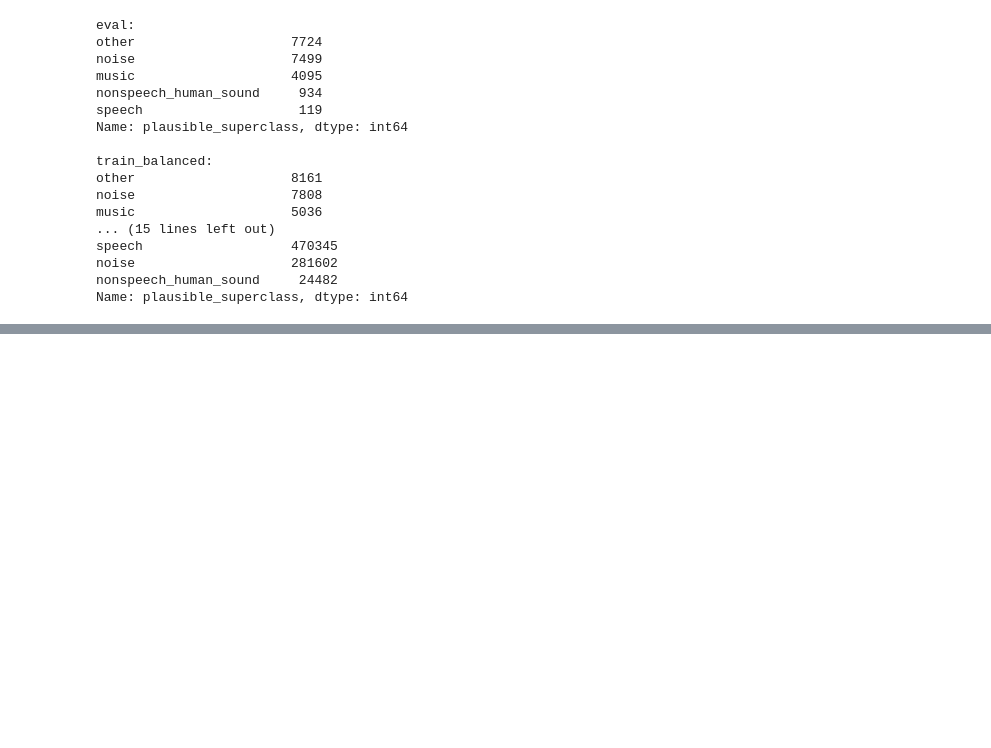
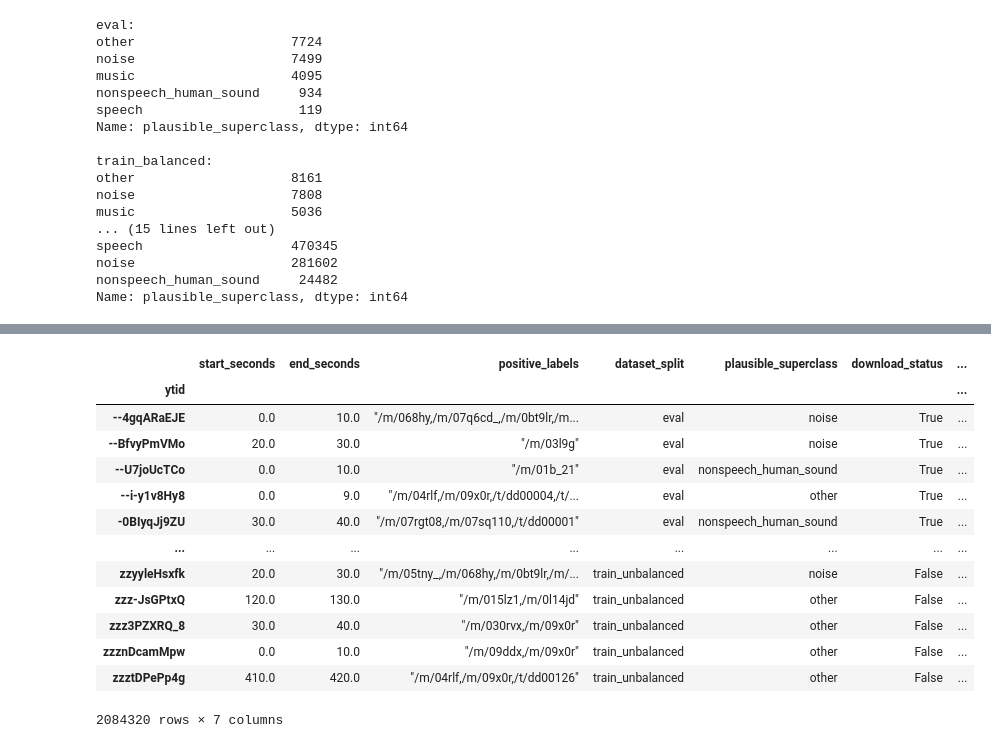
Before and after one commit to shamim-hussain/audioset_speech_music_noise, a Jupyter notebook: audioset.ipynb, the cells around one changed output, grey strips where cells are left out. Cells and saved outputs as stored; diff of their text form; code cells hidden in the pictures; blank space fills up the shorter version.

Commit message:
added 4k annotations

```diff
--- a/audioset.ipynb
+++ b/audioset.ipynb
@@ -539,0 +546,6 @@ df_audioset.to_pickle('processed/audioset_with_superclass.pkl')
+# %%
+import pandas as pd
+
+df_audioset = pd.read_json('processed/audioset_with_superclass.json.gz')
+df_audioset.set_index('ytid',inplace=True)
+df_audioset
@@ -539,0 +567,4 @@ df_audioset.to_pickle('processed/audioset_with_superclass.pkl')
+# %%
+df_anno = pd.read_json('processed/annotations_4k.json.gz')
+df_anno.set_index('ytid',inplace=True)
+df_anno
@@ -539,0 +642,4 @@ df_audioset.to_pickle('processed/audioset_with_superclass.pkl')
+# %%
+df_audioset['download_status'] = False
+df_audioset.loc[df_anno.index,'download_status'] = True
+df_audioset
@@ -539,0 +661,19 @@ df_audioset.to_pickle('processed/audioset_with_superclass.pkl')
+# %%
+df_audioset['check_status'] = 'unchecked'
+df_audioset.loc[df_anno.index,'check_status'] = df_anno.check_status
+df_audioset
+# %% [output]
+|  | start_seconds | end_seconds | positive_labels | dataset_split | plausible_superclass | download_status | ... |
+| ytid |  |  |  |  |  |  | ... |
+| --4gqARaEJE | 0.0 | 10.0 | "/m/068hy,/m/07q6cd_,/m/0bt9lr,/m... | eval | noise | True | ... |
+| --BfvyPmVMo | 20.0 | 30.0 | "/m/03l9g" | eval | noise | True | ... |
+| --U7joUcTCo | 0.0 | 10.0 | "/m/01b_21" | eval | nonspeech_human_sound | True | ... |
+| --i-y1v8Hy8 | 0.0 | 9.0 | "/m/04rlf,/m/09x0r,/t/dd00004,/t/... | eval | other | True | ... |
+| -0BIyqJj9ZU | 30.0 | 40.0 | "/m/07rgt08,/m/07sq110,/t/dd00001" | eval | nonspeech_human_sound | True | ... |
+| ... | ... | ... | ... | ... | ... | ... | ... |
+| zzyyleHsxfk | 20.0 | 30.0 | "/m/05tny_,/m/068hy,/m/0bt9lr,/m/... | train_unbalanced | noise | False | ... |
+| zzz-JsGPtxQ | 120.0 | 130.0 | "/m/015lz1,/m/0l14jd" | train_unbalanced | other | False | ... |
+| zzz3PZXRQ_8 | 30.0 | 40.0 | "/m/030rvx,/m/09x0r" | train_unbalanced | other | False | ... |
+| zzznDcamMpw | 0.0 | 10.0 | "/m/09ddx,/m/09x0r" | train_unbalanced | other | False | ... |
+| zzztDPePp4g | 410.0 | 420.0 | "/m/04rlf,/m/09x0r,/t/dd00126" | train_unbalanced | other | False | ... |
+2084320 rows × 7 columns
```
Also changed, not shown: parts of 16 cells of this notebook, 4 other files.
